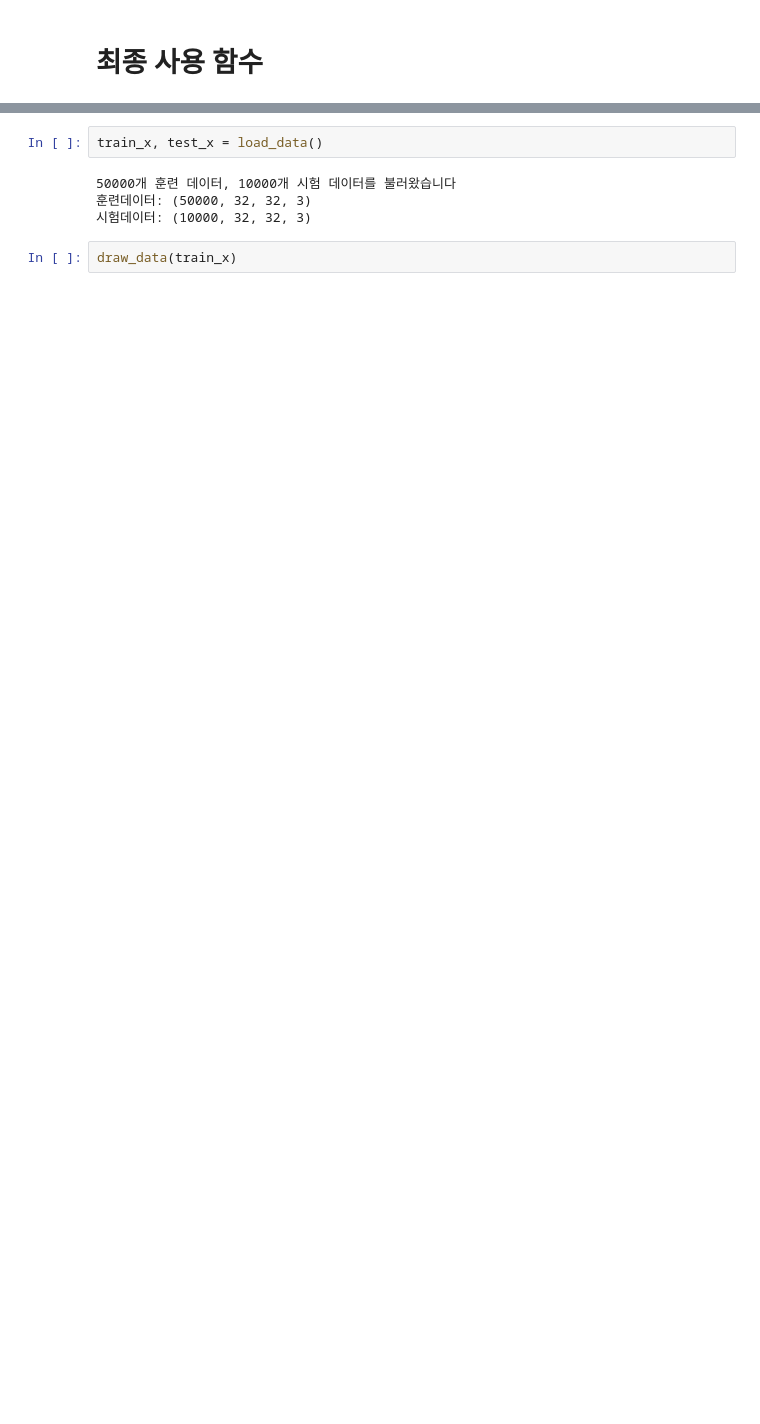
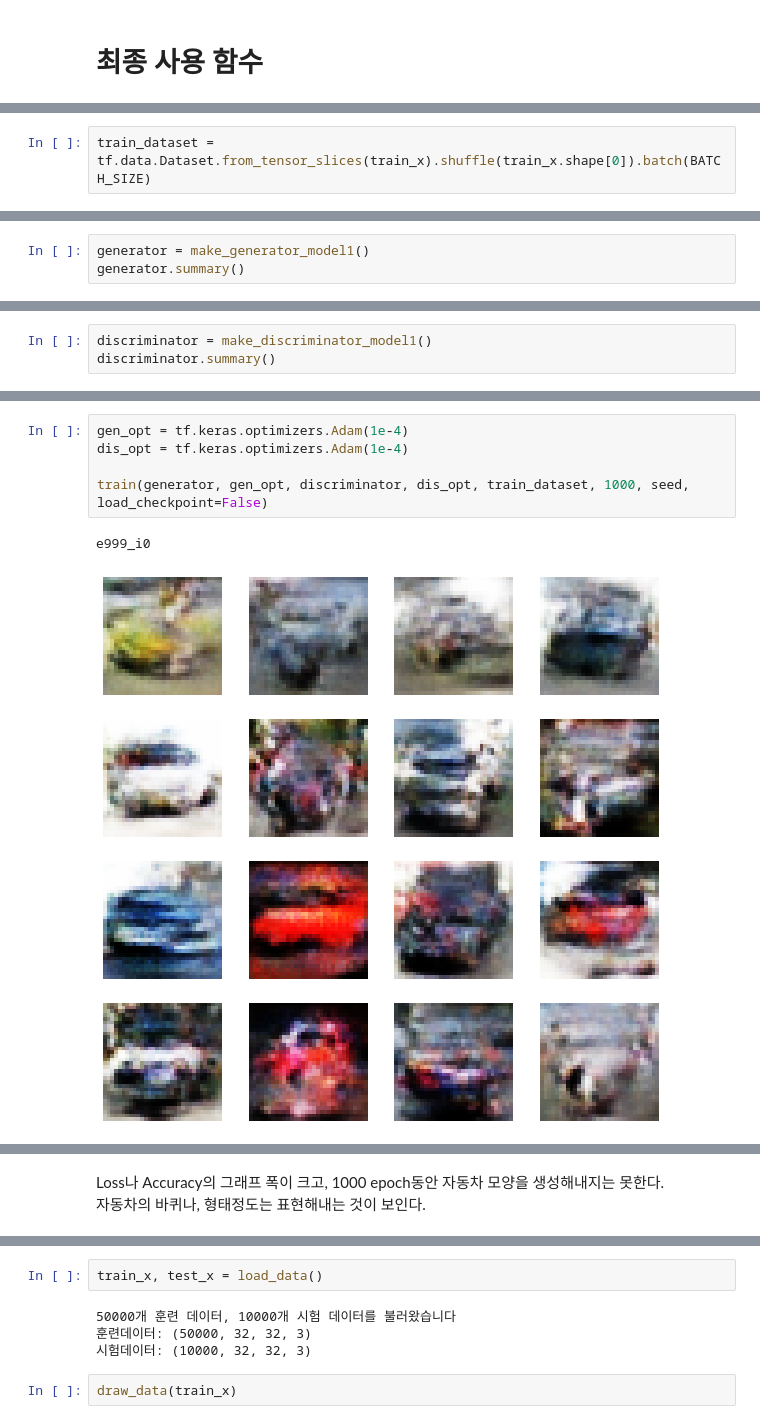
Before and after one commit to d9b3692/aiffel_lms, a Jupyter notebook: [E-12]dcgan_newimage.ipynb, the cells around one changed output, grey strips where cells are left out. Cells and saved outputs as stored; diff of their text form; blank space fills up the shorter version.

```diff
--- a/[E-12]dcgan_newimage.ipynb
+++ b/[E-12]dcgan_newimage.ipynb
@@ -294,0 +404,2 @@ train_x, test_x = load_lms_data()
+# %%
+train_dataset = tf.data.Dataset.from_tensor_slices(train_x).shuffle(train_x.shape[0]).batch(BATCH_SIZE)
@@ -294,0 +414,3 @@ train_x, test_x = load_lms_data()
+# %%
+generator = make_generator_model1()
+generator.summary()
@@ -294,0 +435,3 @@ train_x, test_x = load_lms_data()
+# %%
+discriminator = make_discriminator_model1()
+discriminator.summary()
@@ -294,0 +456,8 @@ train_x, test_x = load_lms_data()
+# %%
+gen_opt = tf.keras.optimizers.Adam(1e-4)
+dis_opt = tf.keras.optimizers.Adam(1e-4)
+
+train(generator, gen_opt, discriminator, dis_opt, train_dataset, 1000, seed, load_checkpoint=False)
+# %% [output]
+e999_i0
+[figure, added]
@@ -294,0 +465,3 @@ train_x, test_x = load_lms_data()
+# %% [markdown]
+Loss나 Accuracy의 그래프 폭이 크고, 1000 epoch동안 자동차 모양을 생성해내지는 못한다.
+자동차의 바퀴나, 형태정도는 표현해내는 것이 보인다.
```
Also changed, not shown: parts of 47 cells of this notebook.
